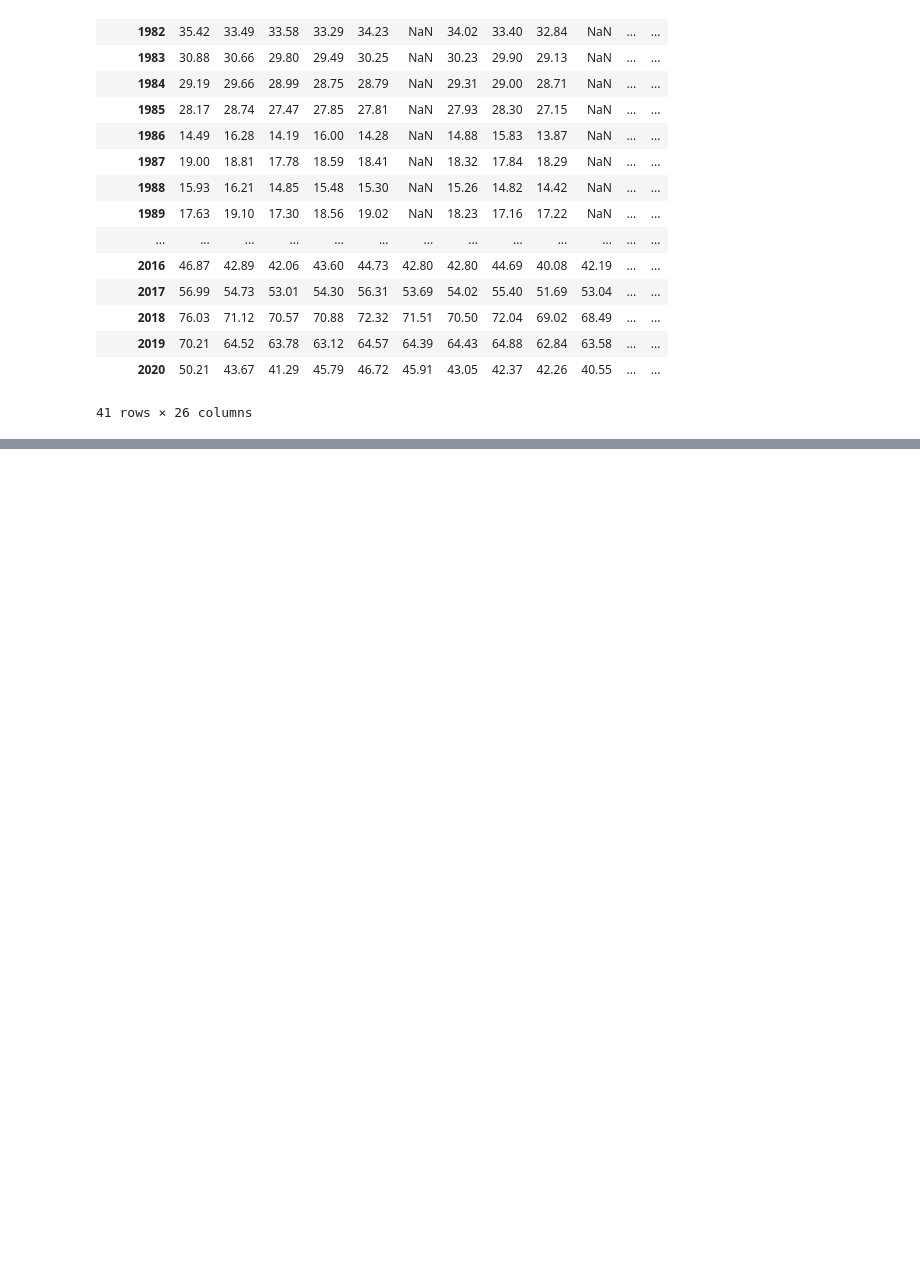
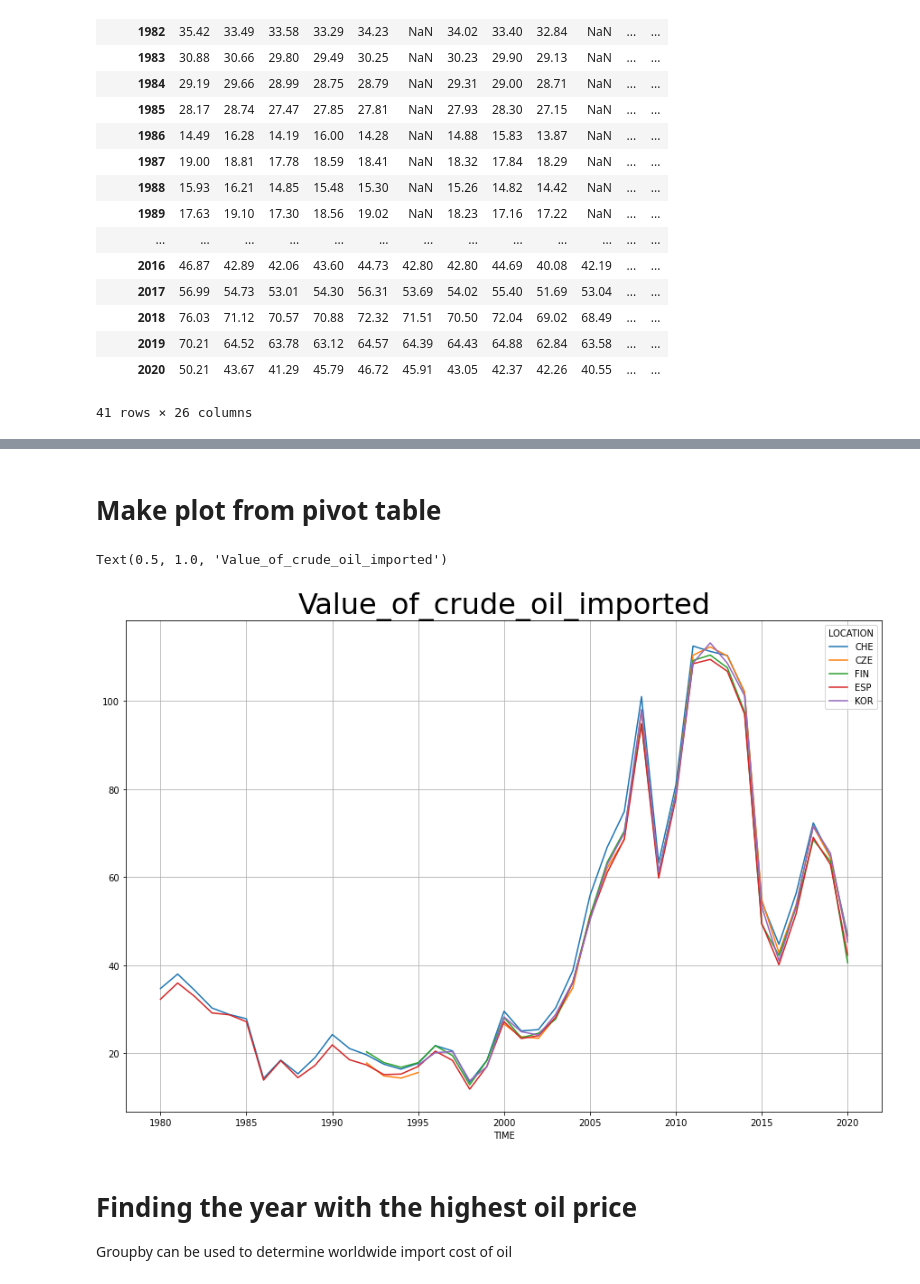
Before and after one commit to achen2018/cs103a-cpa01, a Jupyter notebook: cpa01.ipynb, the cells around one changed output, grey strips where cells are left out. Cells and saved outputs as stored; diff of their text form; code cells hidden in the pictures; blank space fills up the shorter version.

Commit message:
added groupby feature, discussion cell, and plotted pivot table

```diff
--- a/cpa01.ipynb
+++ b/cpa01.ipynb
@@ -103,6 +103,8 @@ plt.grid()
 # %% [markdown]
 # Creating a pivot table from array
 # %%
+column = 'Value_of_crude_oil_imported'
+
 df2 = pd.pivot_table(d1, values="Value", index=["TIME"], columns=["LOCATION"])
 df2
 # %% [output]
@@ -127,0 +153,13 @@ df2
+# %% [markdown]
+# Make plot from pivot table
+# %%
+df2[['CHE','CZE','FIN','ESP','KOR']].plot(figsize=(15,10))
+plt.grid()
+plt.title(column,fontsize=32)
+# %% [output]
+Text(0.5, 1.0, 'Value_of_crude_oil_imported')
+[figure, added]
+# %% [markdown]
+# Finding the year with the highest oil price
+
+Groupby can be used to determine worldwide import cost of oil
```
Also changed, not shown: parts of 5 cells of this notebook.
